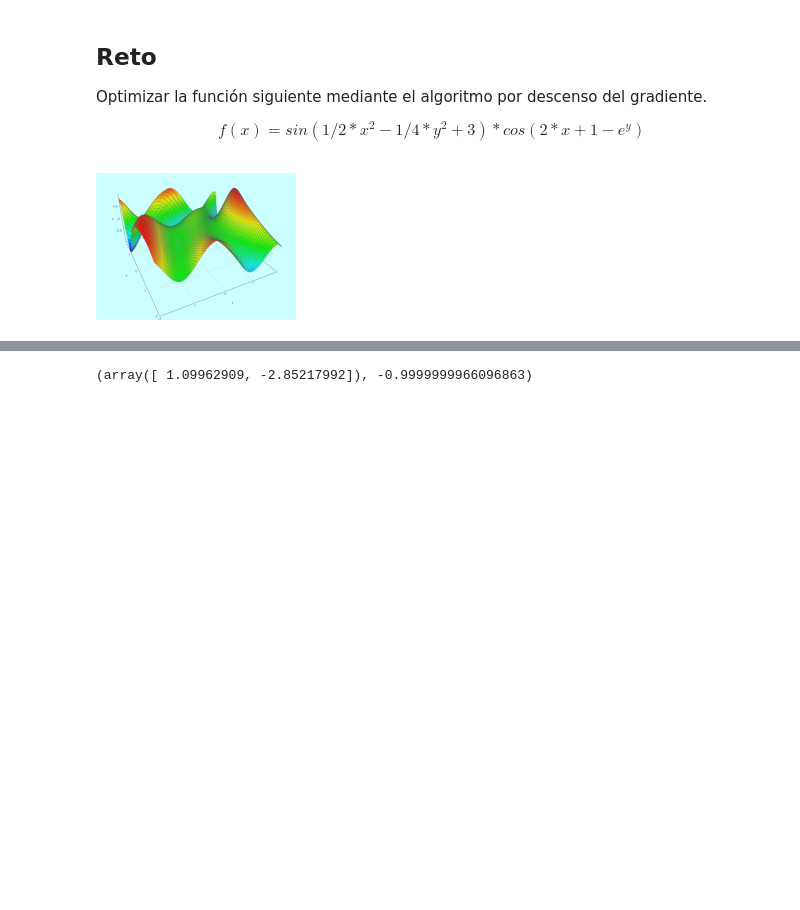
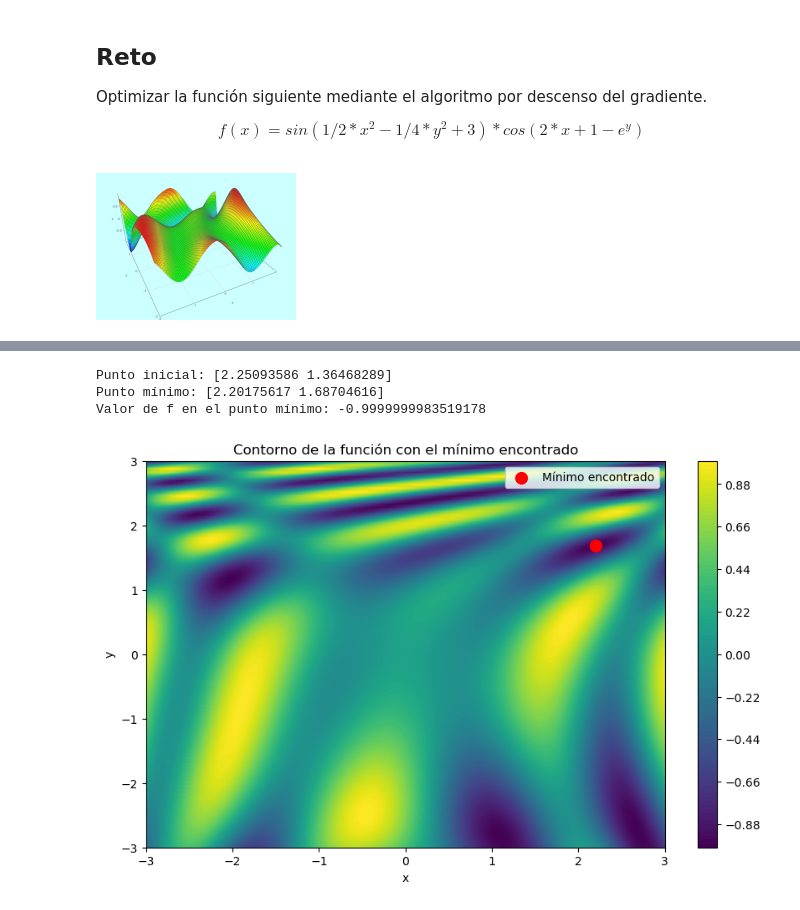
Before and after one commit to edgarbasurto/03MIAR_10_B_2024-25_Algoritmos-de-Optimizacion, a Jupyter notebook: Reto_2/Algoritmos_R2.ipynb, the cells around one changed output, grey strips where cells are left out. Cells and saved outputs as stored; diff of their text form; code cells hidden in the pictures; blank space fills up the shorter version.

```diff
--- a/Reto_2/Algoritmos_R2.ipynb
+++ b/Reto_2/Algoritmos_R2.ipynb
@@ -167,11 +187,7 @@ f= lambda X: math.sin(1/2 * X[0]**2 - 1/4 * X[1]**2 + 3) *math.cos(2*X[0] + 1 -
 # %%
 import numpy as np
 
-# Definir la función objetivo
-def f(X):
-    return np.sin(0.5 * X[0]**2 - 0.25 * X[1]**2 + 3) * np.cos(2 * X[0] + 1 - np.exp(X[1]))
-
-# Definir el gradiente de la función
+# Definir el gradiente de la función con respecto a x, y
 def grad_f(X):
     x, y = X
     df_dx = (x * np.cos(2 * x - np.exp(y) + 1) * np.cos(0.5 * x**2 - 0.25 * y**2 + 3) -
@@ -181,8 +197,27 @@ def grad_f(X):
     return np.array([df_dx, df_dy])
 
 # Implementar el descenso del gradiente
-def gradient_descent(f, grad_f, lr=0.01, tol=1e-6, max_iter=1000):
-    X = np.random.uniform(-2, 2, 2)  # Punto inicial aleatorio
+def gradient_descent(f, grad_f, lr, tol, max_iter):
+    """
+    Función para calcular el descenso de gradiente
+
+    Parámetros:
+    -----------
+    f : function         Función a minimizar
+    grad_f : function    Gradiente de la función con respecto a x, y
+    lr : float           Tasa de aprendizaje
+    tol : float          Tolerancia para convergencia
+    max_iter : int       Número máximo de iteraciones
+
+    Retorno:
+    --------
+    x_min : numpy.ndarray  Punto mínimo.
+    f_min : float          Valor de f en el punto mínimo x_min.
+    """
+
+    X = np.random.uniform(-3, 3, 2)  # Punto inicial aleatorio
+    print(f"Punto inicial aleatorio: {X}")
+
     for _ in range(max_iter):
         grad = grad_f(X)  # Calcular el gradiente
         X_new = X - lr * grad  # Actualizar el punto
@@ -192,10 +227,38 @@ def gradient_descent(f, grad_f, lr=0.01, tol=1e-6, max_iter=1000):
 
     return X, f(X)
 
+
+# Parámetros
+lr=0.01
+tol=1e-6
+max_iter=1000
+
 # Ejecutar el algoritmo
-x_min, f_min = gradient_descent(f, grad_f)
+x_min, f_min = gradient_descent(f, grad_f, lr, tol, max_iter)
 
 # Mostrar los resultados
-x_min, f_min
+print(f"Punto mínimo: {x_min}")
+print(f"Valor de f en el punto mínimo: {f_min}")
 # %% [output]
-(array([ 1.09962909, -2.85217992]), -0.9999999966096863)
+Punto inicial: [2.25093586 1.36468289]
+Punto mínimo: [2.20175617 1.68704616]
+Valor de f en el punto mínimo: -0.9999999983519178
+# %%
+# Crear una malla de puntos en el espacio de búsqueda
+x_vals = np.linspace(-3, 3, 100)
+y_vals = np.linspace(-3, 3, 100)
+X, Y = np.meshgrid(x_vals, y_vals)
+Z = np.array([[f([x, y]) for x in x_vals] for y in y_vals])
+
+# Graficar la función
+plt.figure(figsize=(10, 6))
+contour = plt.contourf(X, Y, Z, levels=100)
+plt.colorbar(contour)
+plt.scatter(x_min[0], x_min[1], color="red", marker="o", s=100, label="Mínimo encontrado")
+plt.xlabel("x")
+plt.ylabel("y")
+plt.title("Contorno de la función con el mínimo encontrado")
+plt.legend()
+plt.show()
+# %% [output]
+[figure, added]
```
Also changed, not shown: parts of 3 cells of this notebook, 1 other file.
